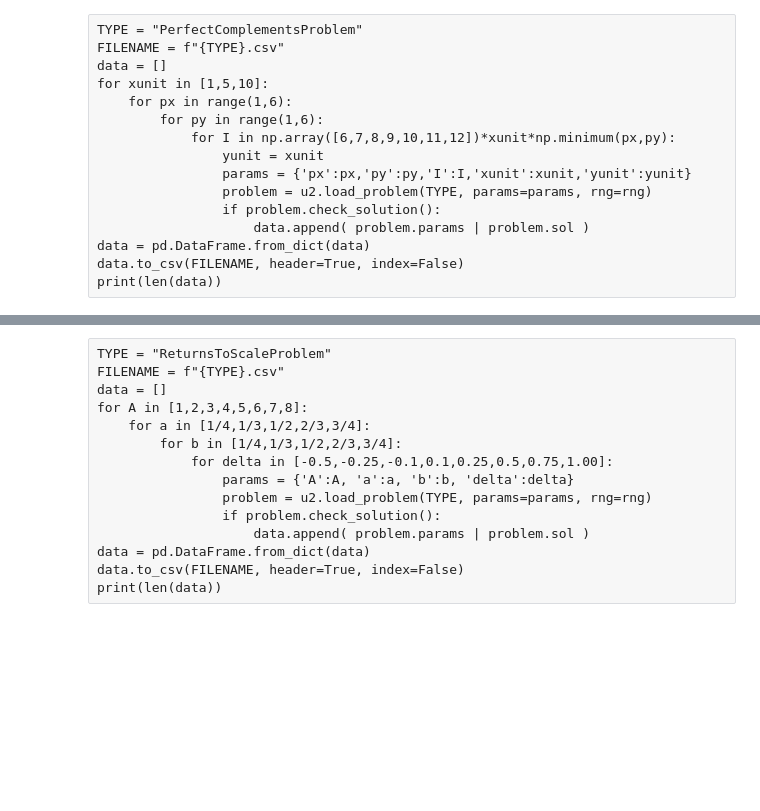
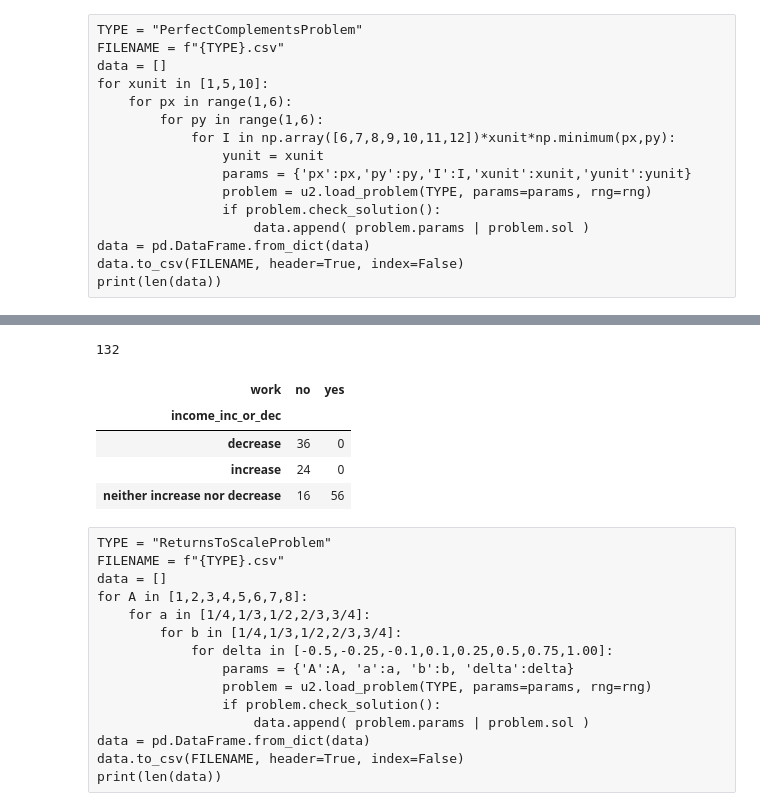
Before and after one commit to ed-kung/CSUN-Econ-310, a Jupyter notebook: _workspace/generate_problems.ipynb, the cells around one changed output, grey strips where cells are left out. Drawn from its saved outputs; the diff is of its cells as text; code cells hidden in the pictures; blank space fills up the shorter version.

```diff
--- a/_workspace/generate_problems.ipynb
+++ b/_workspace/generate_problems.ipynb
@@ -471,3 +455,26 @@ print(len(data))
+# %%
+TYPE = "IncomeSupportProblem"
+FILENAME = f"{TYPE}.csv"
+data = []
+for x in np.arange(15,50,5):
+    for w in np.arange(10,30,5):
+        yunit = 60*w/12
+        for ymin in np.arange(yunit,7*yunit,yunit):
+            params = {'w':w, 'x':x, 'yunit':yunit, 'ymin':ymin}
+            problem = u2.load_problem(TYPE, params=params, rng=rng)
+            if problem.check_solution():
+                data.append( problem.params | problem.sol )
+data = pd.DataFrame.from_dict(data)
+data.to_csv(FILENAME, header=True, index=False)
+print(len(data))
+pd.crosstab(data['income_inc_or_dec'], data['work'])
+# %% [output]
+132
+| work | no | yes |
+| income_inc_or_dec |  |  |
+| decrease | 36 | 0 |
+| increase | 24 | 0 |
+| neither increase nor decrease | 16 | 56 |
 # %% [raw]
 TYPE = "ReturnsToScaleProblem"
 FILENAME = f"{TYPE}.csv"
```
Also changed, not shown: parts of 10 cells of this notebook, 7 other files.
